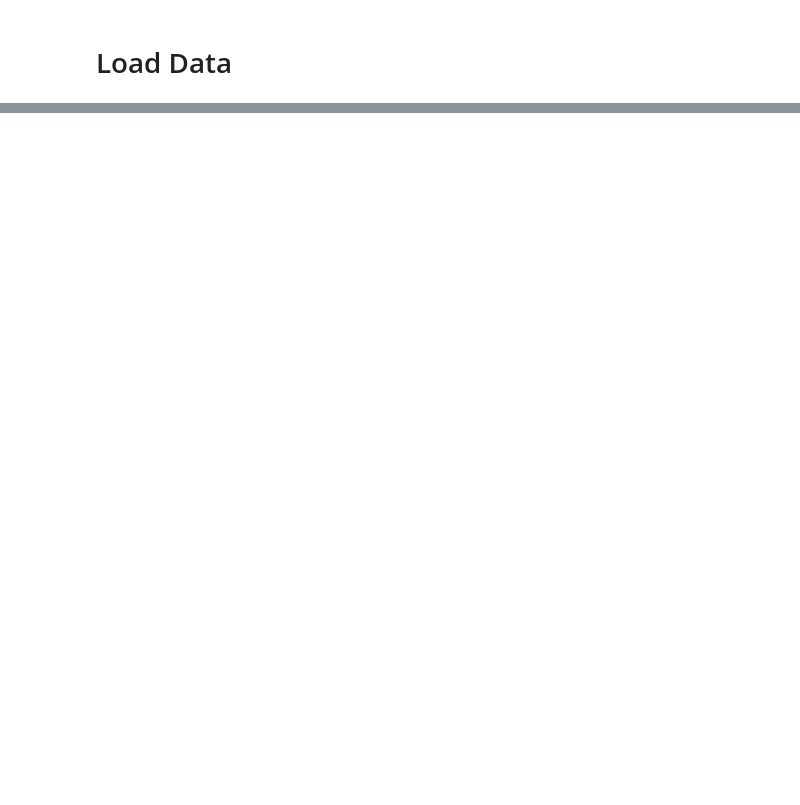
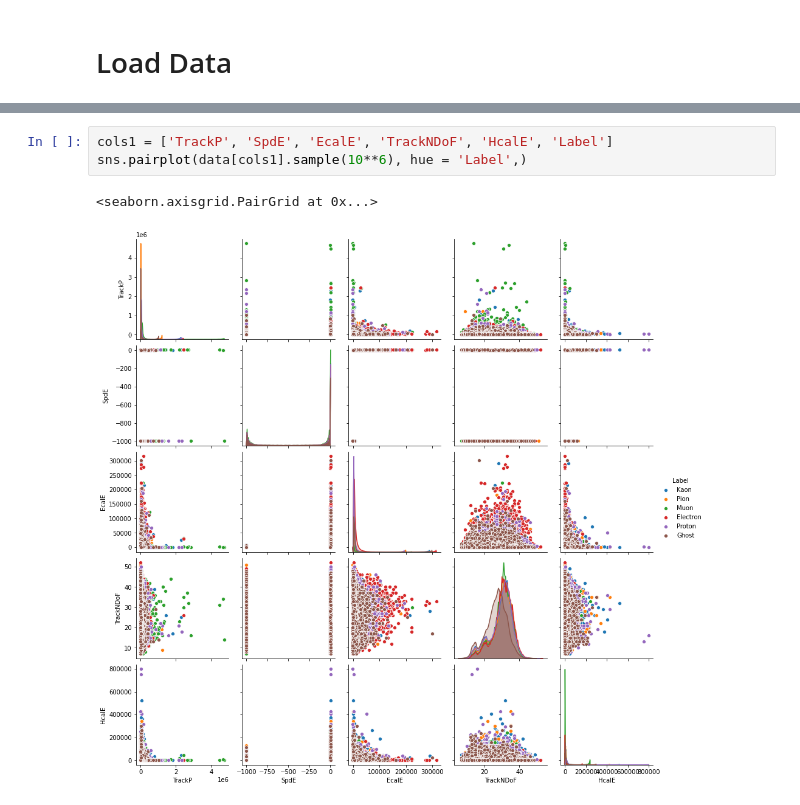
Before and after one commit to basselkassem/classifier-adversary, a Jupyter notebook: classifier_adversary.ipynb, the cells around one changed output, grey strips where cells are left out. Cells and saved outputs as stored; diff of their text form; blank space fills up the shorter version.

```diff
--- a/classifier_adversary.ipynb
+++ b/classifier_adversary.ipynb
@@ -55,0 +77,6 @@ class Adversary(Model):
+# %%
+cols1 = ['TrackP', 'SpdE', 'EcalE', 'TrackNDoF', 'HcalE', 'Label']
+sns.pairplot(data[cols1].sample(10**6), hue = 'Label',)
+# %% [output]
+<seaborn.axisgrid.PairGrid at 0x...>
+[figure, added]
```
Also changed, not shown: parts of 58 cells of this notebook.
